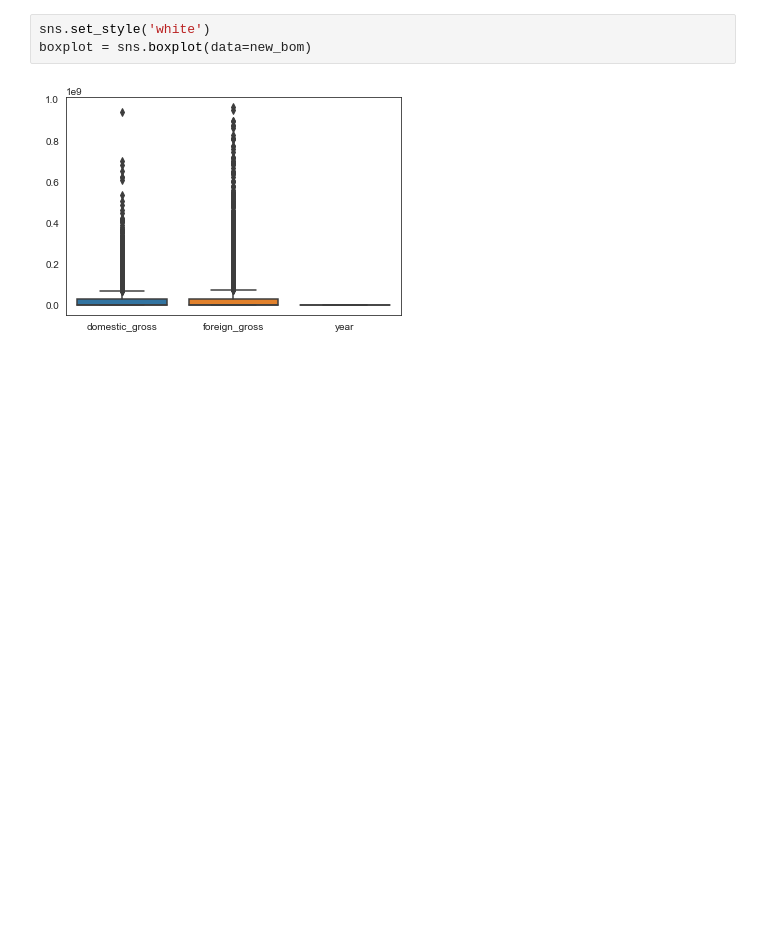
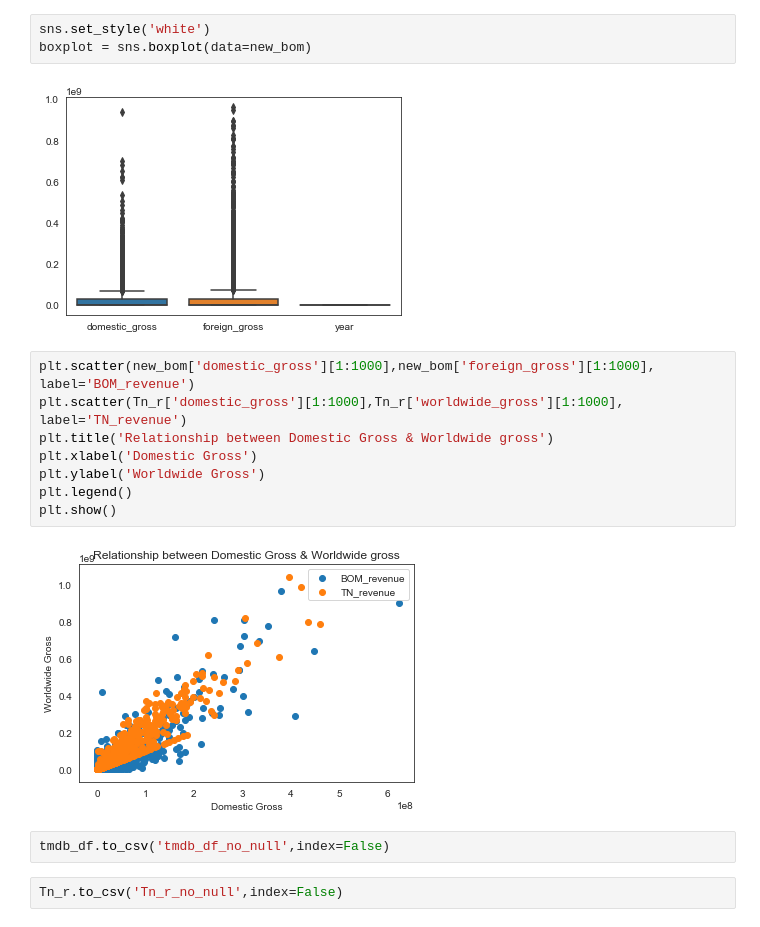
Before and after one commit to ksis1st/Project_MS_Studio, a Jupyter notebook: Project_MS_Studio.ipynb, the cells around one changed output. Saved outputs shown, nothing was run; the diff lists cells and outputs as text; blank space fills up the shorter version.

```diff
--- a/Project_MS_Studio.ipynb
+++ b/Project_MS_Studio.ipynb
@@ -2236,3 +2236,17 @@ sns.set_style('white')
 boxplot = sns.boxplot(data=new_bom)
 # %% [output]
 [figure]
+# %%
+plt.scatter(new_bom['domestic_gross'][1:1000],new_bom['foreign_gross'][1:1000], label='BOM_revenue')
+plt.scatter(Tn_r['domestic_gross'][1:1000],Tn_r['worldwide_gross'][1:1000], label='TN_revenue')
+plt.title('Relationship between Domestic Gross & Worldwide gross')
+plt.xlabel('Domestic Gross')
+plt.ylabel('Worldwide Gross')
+plt.legend()
+plt.show()
+# %% [output]
+[figure, added]
+# %%
+tmdb_df.to_csv('tmdb_df_no_null',index=False)
+# %%
+Tn_r.to_csv('Tn_r_no_null',index=False)
```
Also changed, not shown: parts of 45 cells of this notebook, 7 other files.
